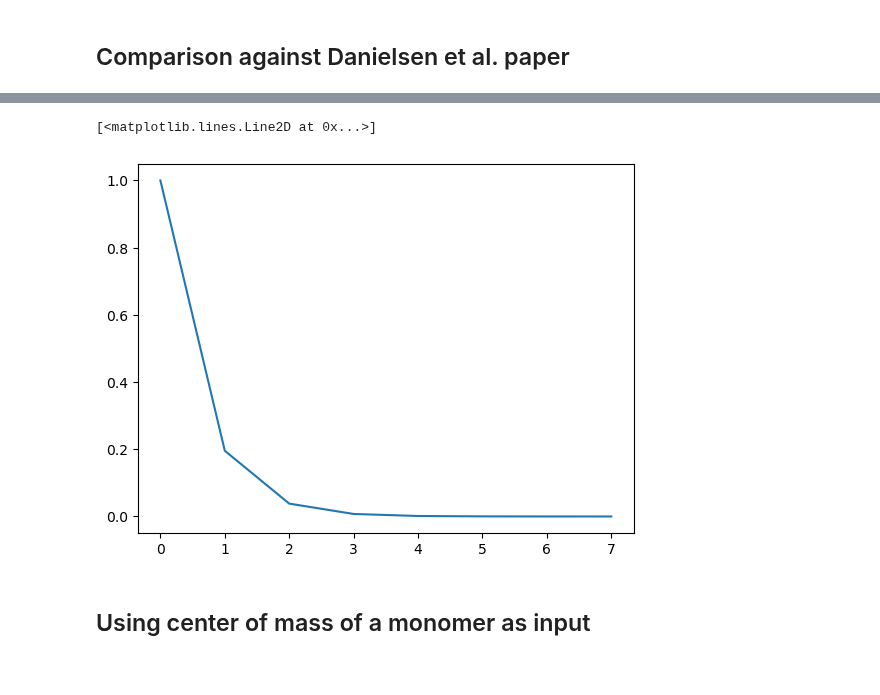
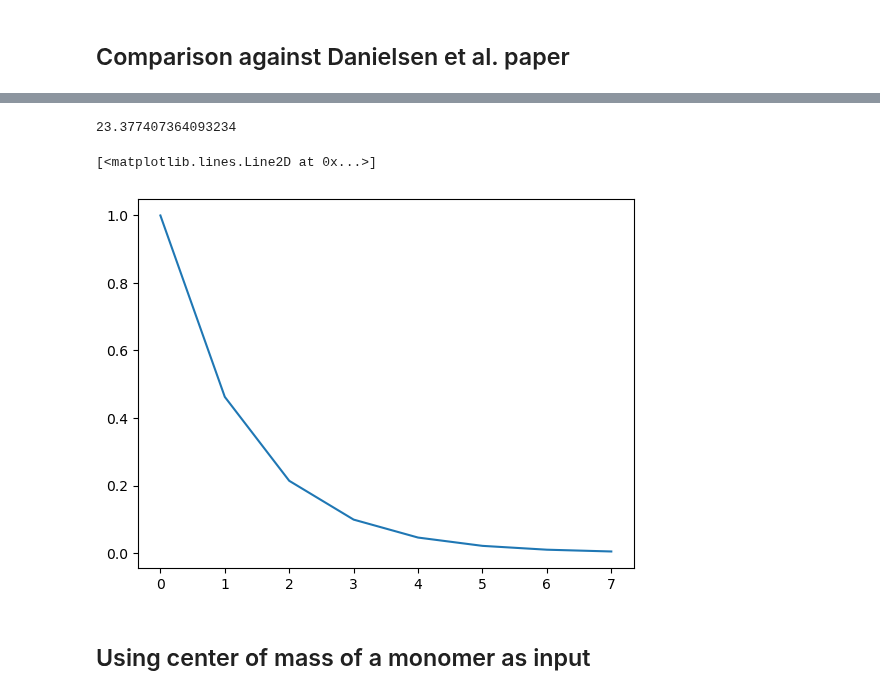
Before and after one commit to cmelab/pl-validation, a Jupyter notebook: data_analysis.ipynb, the cells around one changed output, grey strips where cells are left out. Cells and saved outputs as stored; diff of their text form; code cells hidden in the pictures.

Commit message:
Fixed indexing for all polymer analysis

```diff
--- a/data_analysis.ipynb
+++ b/data_analysis.ipynb
@@ -145,8 +196,17 @@ print(str((l_p*ref_length*10)*10**-10)+" m")
 # %%
+l_p, l_b, x, auto_avg, fit, exp_coeff, acorr, decor, unit_bonds = persistence_length(
+    # filepath="/home/jbieri/CME_lab/repos/pl-validation/gsd_files/10_mers/PCPDTFBT_C3_BO_10mer.gsd",
+    filepath="/home/jbieri/CME_lab/repos/pl-validation/gsd_files/10_mers/1300/PIDTCPDT_C11BO_10mer_seed_1300.gsd",
+    atom_index=1,
+    monomer_count=10,
+    start=50
+)
+print(l_p*ref_length*10)
 plt.plot(fit)
 # %% [output]
-[<matplotlib.lines.Line2D at 0x...>]
+23.377407364093234
+[<matplotlib.lines.Line2D at 0x...>]
-[figure, old version]
+[figure, new version]
 # %% [markdown]
 ## Using center of mass of a monomer as input
 # %%
```
Also changed, not shown: parts of 23 cells of this notebook, 1 other file.
